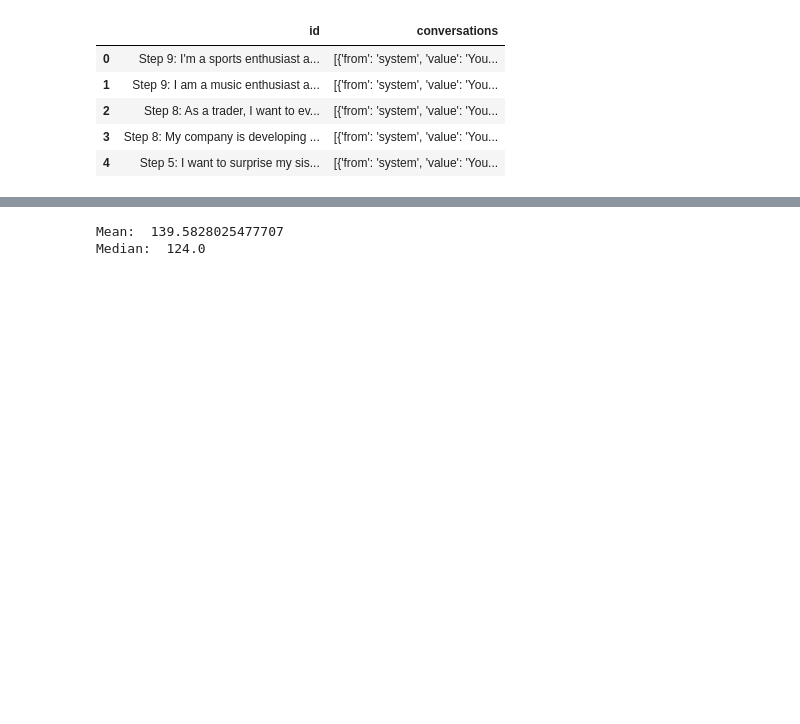
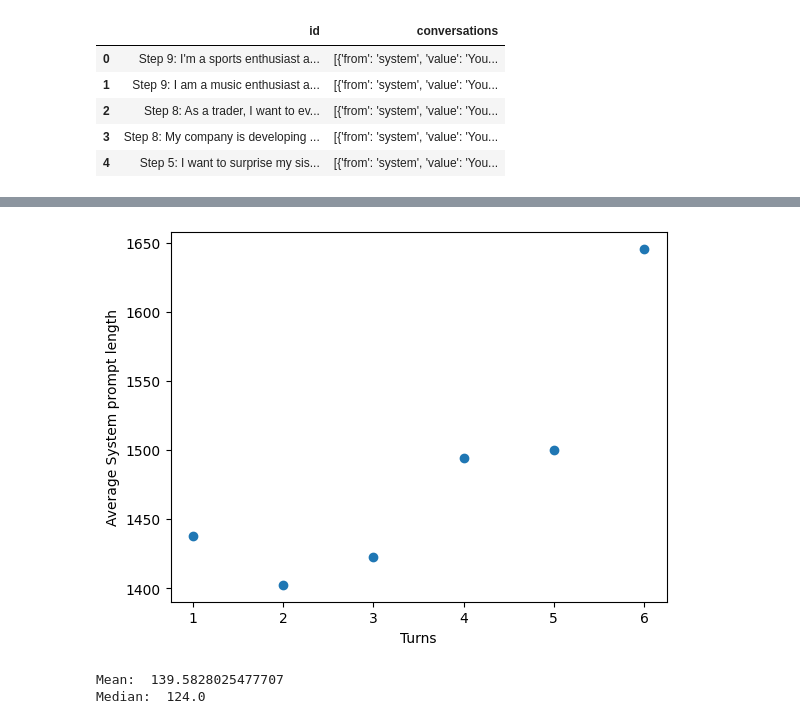
Before and after one commit to StephenYangjz/FasterAgent, a Jupyter notebook: API/statistics.ipynb, the cells around one changed output, grey strips where cells are left out. Cells and saved outputs as stored; diff of their text form; code cells hidden in the pictures; blank space fills up the shorter version.

```diff
--- a/API/statistics.ipynb
+++ b/API/statistics.ipynb
@@ -31,3 +69,17 @@ for conv in data['conversations']:
+# %%
+#group by turns and calculate average length
+turns = pd.DataFrame(turns)
+length = pd.DataFrame(length)
+turns['length'] = length
+turns = turns.groupby(0).mean()
+turns = turns.reset_index()
+plt.scatter(turns[0], turns['length'])
+plt.xlabel('Turns')
+plt.ylabel('Average System prompt length')
+plt.savefig('turns.pdf')
+plt.show()
+# %% [output]
+[figure, added]
 # %%
 length = np.array(length)
 print('Mean: ', np.mean(length))
```
Also changed, not shown: parts of 3 cells of this notebook, 7 other files.
